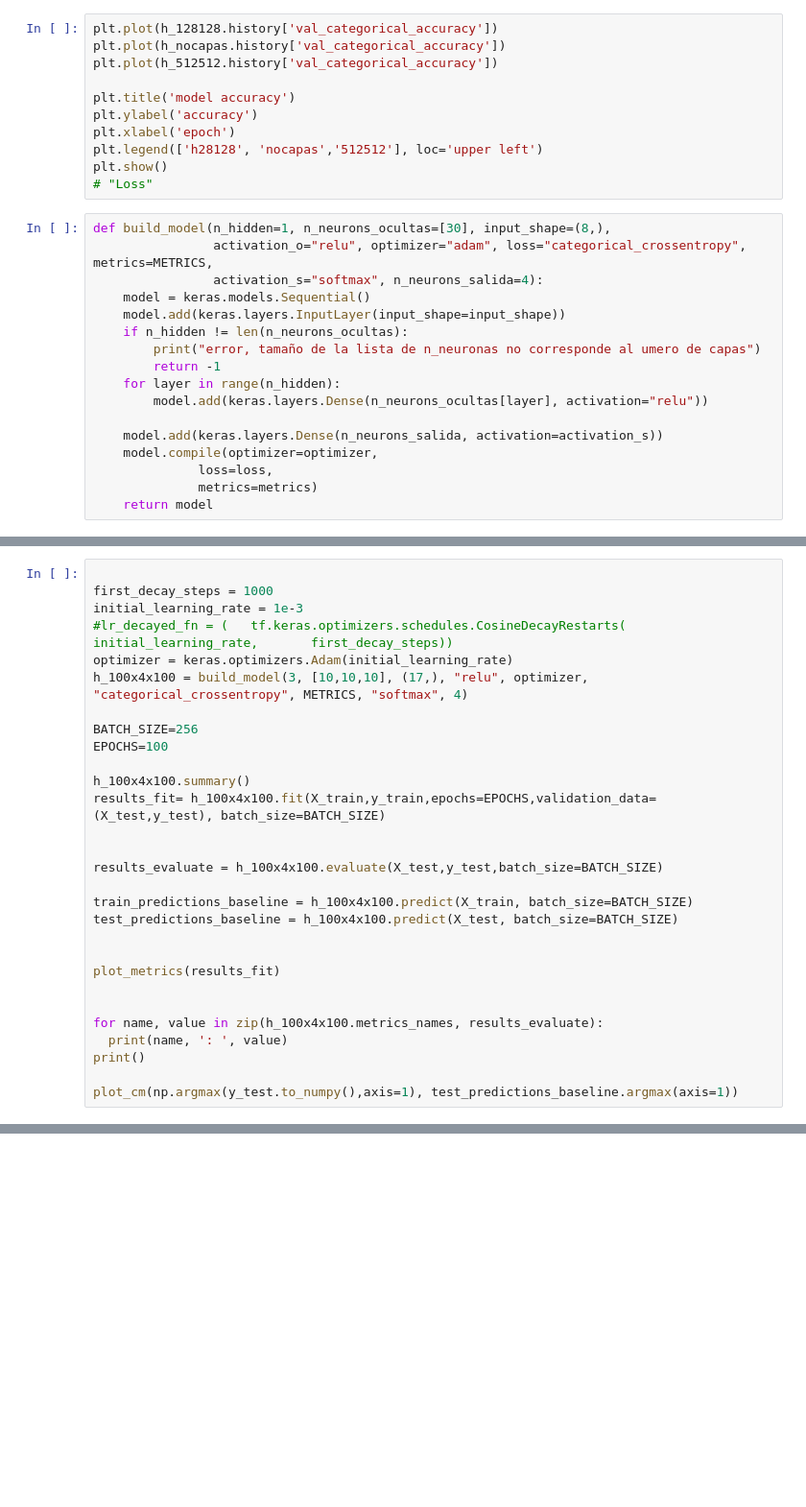
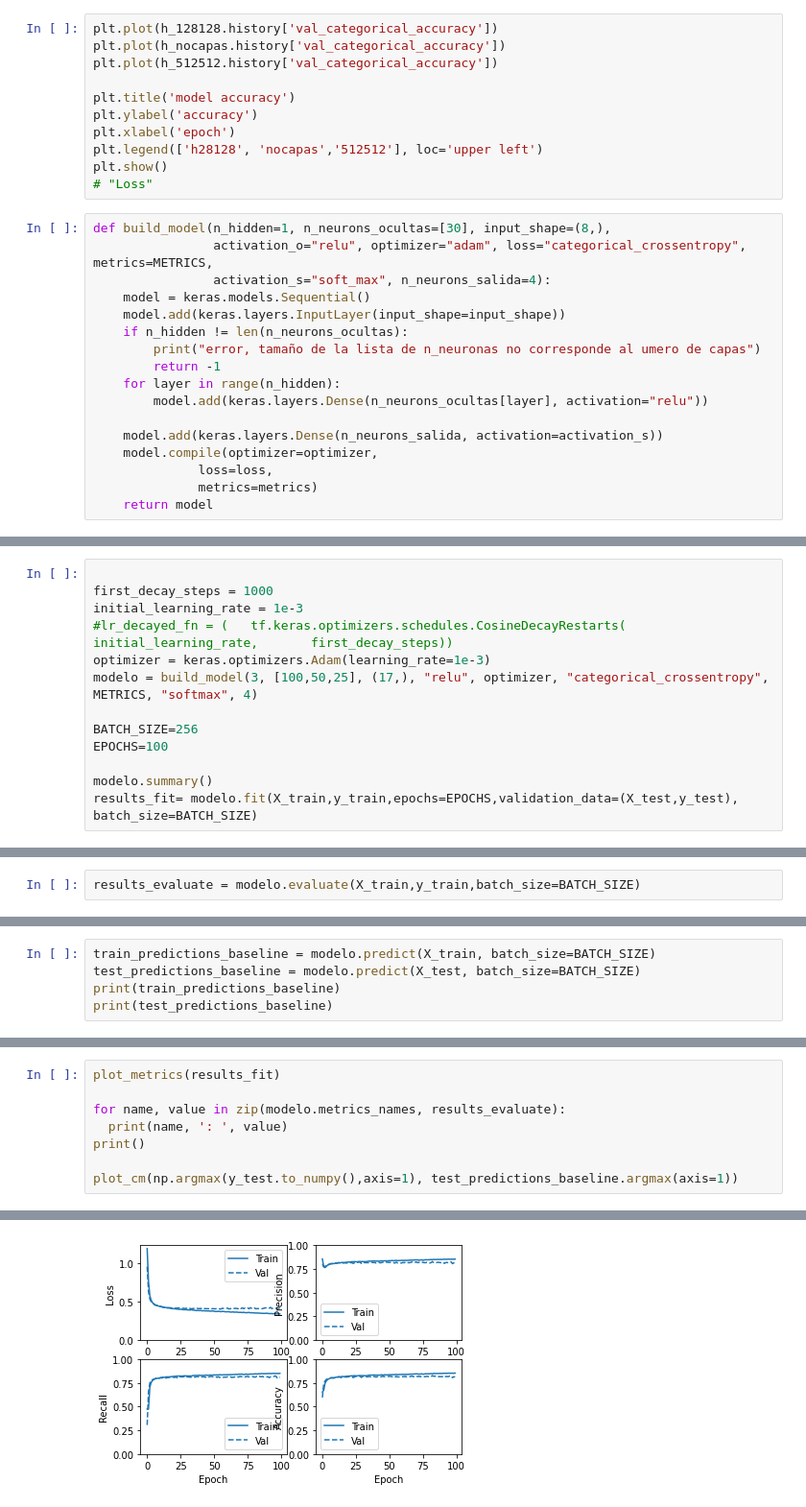
Before and after one commit to CesarPRinso/fifa, a Jupyter notebook: NeuralNetworkAllanyElPibeCastillo.ipynb, the cells around one changed output, grey strips where cells are left out. Shown at 96% size. Drawn from its saved outputs; the diff is of its cells as text; blank space fills up the shorter version.

```diff
--- a/NeuralNetworkAllanyElPibeCastillo.ipynb
+++ b/NeuralNetworkAllanyElPibeCastillo.ipynb
@@ -141,7 +152,7 @@ plt.show()
 # %%
 def build_model(n_hidden=1, n_neurons_ocultas=[30], input_shape=(8,),
                 activation_o="relu", optimizer="adam", loss="categorical_crossentropy", metrics=METRICS,
-                activation_s="softmax", n_neurons_salida=4):
+                activation_s="soft_max", n_neurons_salida=4):
     model = keras.models.Sequential()
     model.add(keras.layers.InputLayer(input_shape=input_shape))
     if n_hidden != len(n_neurons_ocultas):
@@ -164,28 +171,12 @@ False
 first_decay_steps = 1000
 initial_learning_rate = 1e-3
 #lr_decayed_fn = (   tf.keras.optimizers.schedules.CosineDecayRestarts(       initial_learning_rate,       first_decay_steps))
-optimizer = keras.optimizers.Adam(initial_learning_rate)
-h_100x4x100 = build_model(3, [10,10,10], (17,), "relu", optimizer, "categorical_crossentropy", METRICS, "softmax", 4)
+optimizer = keras.optimizers.Adam(learning_rate=1e-3)
+modelo = build_model(3, [100,50,25], (17,), "relu", optimizer, "categorical_crossentropy", METRICS, "softmax", 4)
 
 BATCH_SIZE=256
 EPOCHS=100
 
-h_100x4x100.summary()
-results_fit= h_100x4x100.fit(X_train,y_train,epochs=EPOCHS,validation_data=(X_test,y_test), batch_size=BATCH_SIZE)
-
-
-results_evaluate = h_100x4x100.evaluate(X_test,y_test,batch_size=BATCH_SIZE)
-
-train_predictions_baseline = h_100x4x100.predict(X_train, batch_size=BATCH_SIZE)
-test_predictions_baseline = h_100x4x100.predict(X_test, batch_size=BATCH_SIZE)
-
-
-plot_metrics(results_fit)
-
-
-for name, value in zip(h_100x4x100.metrics_names, results_evaluate):
-  print(name, ': ', value)
-print()
-
-plot_cm(np.argmax(y_test.to_numpy(),axis=1), test_predictions_baseline.argmax(axis=1))
+modelo.summary()
+results_fit= modelo.fit(X_train,y_train,epochs=EPOCHS,validation_data=(X_test,y_test), batch_size=BATCH_SIZE)
 # %% [output]
@@ -228,0 +200,2 @@ weighted avg       0.81      0.81      0.81      1613
+# %%
+results_evaluate = modelo.evaluate(X_train,y_train,batch_size=BATCH_SIZE)
@@ -228,0 +204,5 @@ weighted avg       0.81      0.81      0.81      1613
+# %%
+train_predictions_baseline = modelo.predict(X_train, batch_size=BATCH_SIZE)
+test_predictions_baseline = modelo.predict(X_test, batch_size=BATCH_SIZE)
+print(train_predictions_baseline)
+print(test_predictions_baseline)
@@ -228,0 +226,9 @@ weighted avg       0.81      0.81      0.81      1613
+# %%
+plot_metrics(results_fit)
+
+for name, value in zip(modelo.metrics_names, results_evaluate):
+  print(name, ': ', value)
+print()
+
+plot_cm(np.argmax(y_test.to_numpy(),axis=1), test_predictions_baseline.argmax(axis=1))
+# %% [output]
@@ -228,0 +243 @@ weighted avg       0.81      0.81      0.81      1613
+[figure, added]
```
Also changed, not shown: parts of 14 cells of this notebook.
